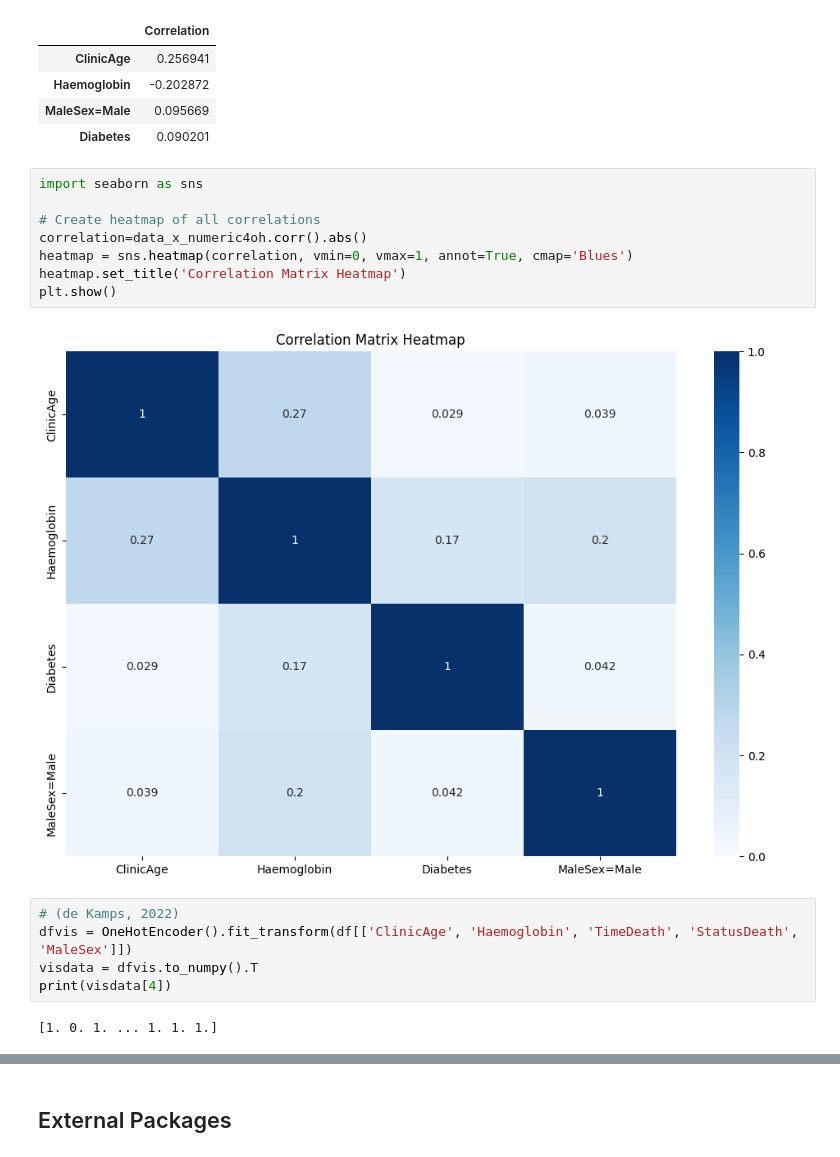
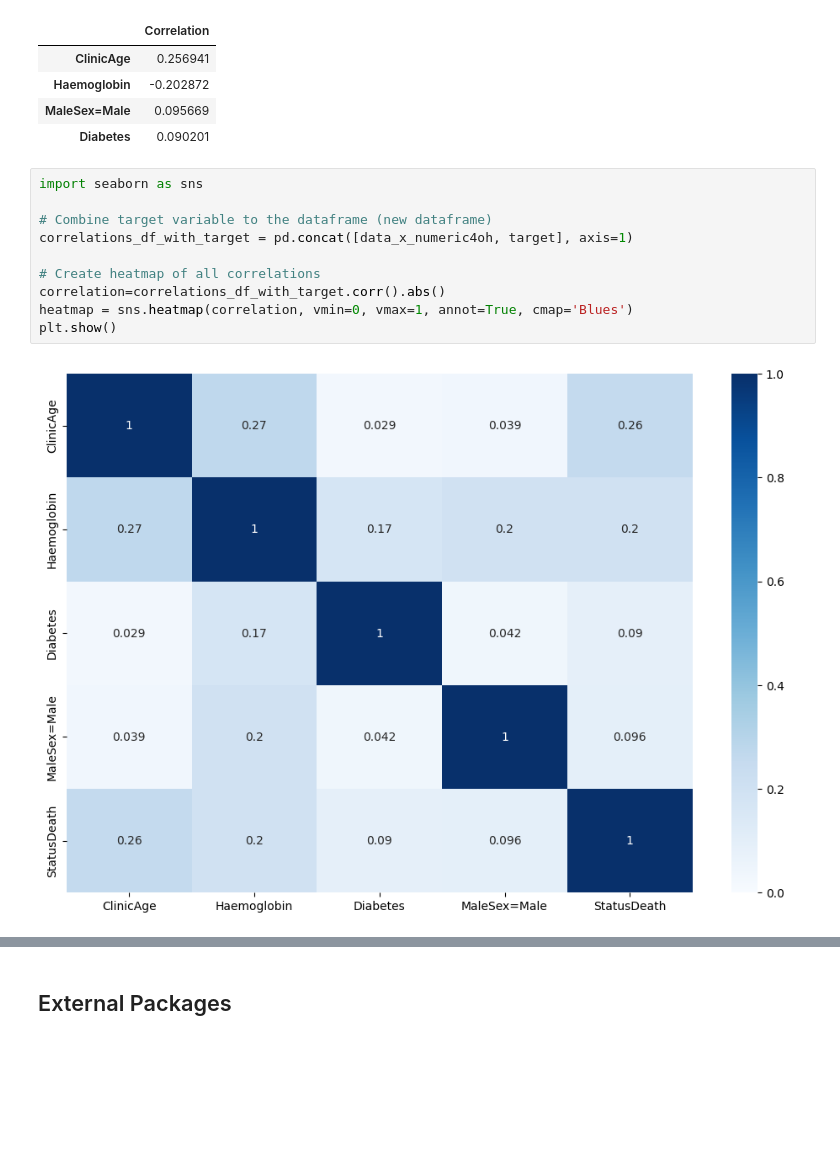
Before and after one commit to omariosc/survival-analysis, a Jupyter notebook: code.ipynb, the cells around one changed output, grey strips where cells are left out. Saved outputs shown, nothing was run; the diff lists cells and outputs as text; blank space fills up the shorter version.

```diff
--- a/code.ipynb
+++ b/code.ipynb
@@ -1050,17 +1089,12 @@ display(correlations_df)
 # %%
 import seaborn as sns
 
+# Combine target variable to the dataframe (new dataframe)
+correlations_df_with_target = pd.concat([data_x_numeric4oh, target], axis=1)
+
 # Create heatmap of all correlations
-correlation=data_x_numeric4oh.corr().abs()
+correlation=correlations_df_with_target.corr().abs()
 heatmap = sns.heatmap(correlation, vmin=0, vmax=1, annot=True, cmap='Blues')
-heatmap.set_title('Correlation Matrix Heatmap')
 plt.show()
 # %% [output]
-[figure, old version]
+[figure, new version]
-# %%
-# (de Kamps, 2022)
-dfvis = OneHotEncoder().fit_transform(df[['ClinicAge', 'Haemoglobin', 'TimeDeath', 'StatusDeath', 'MaleSex']])
-visdata = dfvis.to_numpy().T
-print(visdata[4])
-# %% [output]
-[1. 0. 1. ... 1. 1. 1.]
```
Also changed, not shown: parts of 31 cells of this notebook.
